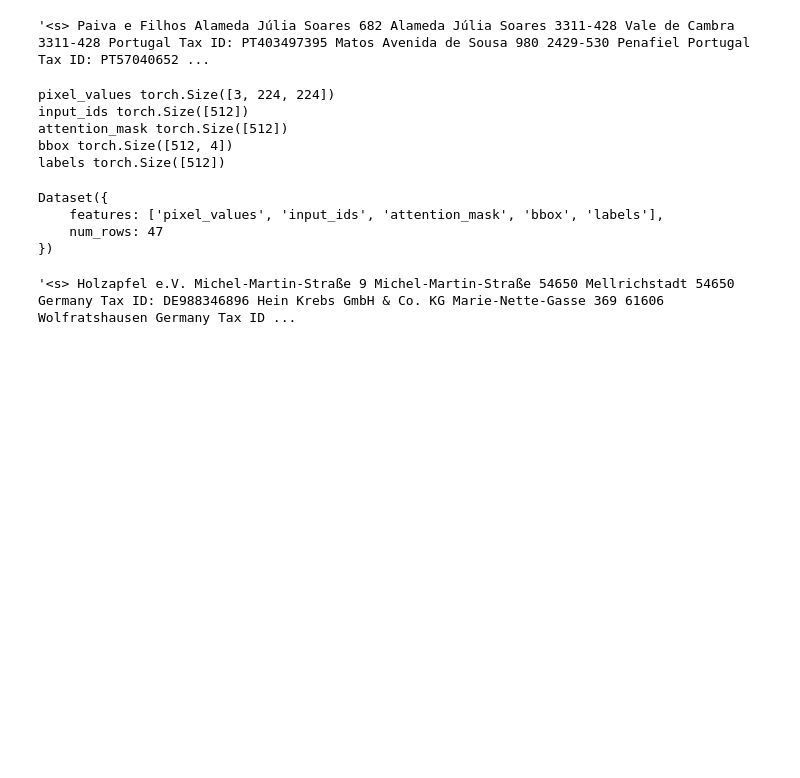
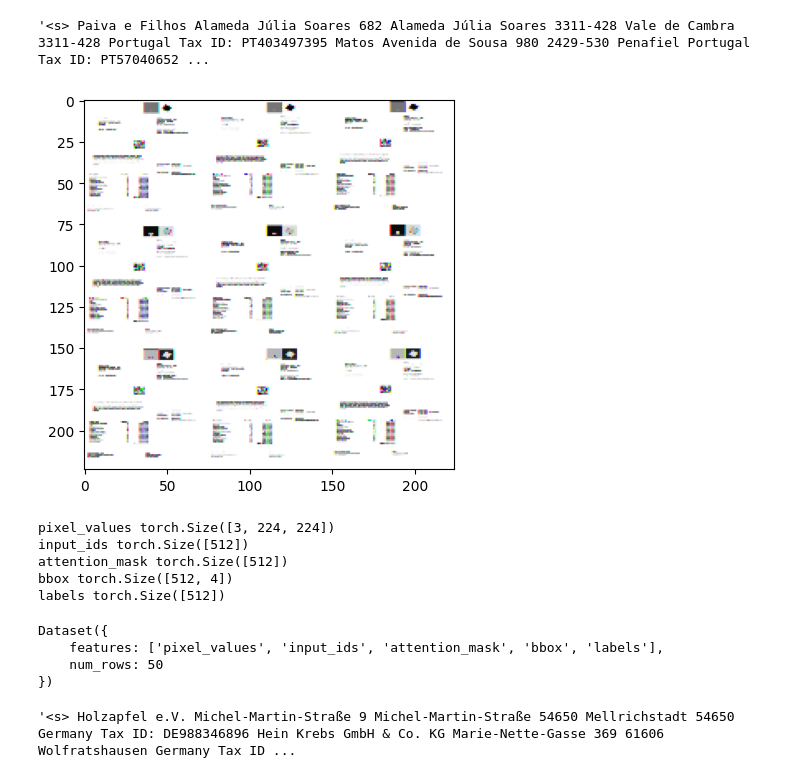
Before and after one commit to ihabram/thesis-masters, a Jupyter notebook: LayoutLMv3/Custom/LayoutLMv3_Custom.ipynb, the cells around one changed output. Drawn from its saved outputs; the diff is of its cells as text; code cells hidden in the pictures; blank space fills up the shorter version.

Commit message:
Dataset generation cleanup

```diff
--- a/LayoutLMv3/Custom/LayoutLMv3_Custom.ipynb
+++ b/LayoutLMv3/Custom/LayoutLMv3_Custom.ipynb
@@ -136,6 +120,18 @@ example = train_dataset[0]
 processor.tokenizer.decode(example["input_ids"])
 # %% [output]
 '<s> Paiva e Filhos Alameda Júlia Soares 682 Alameda Júlia Soares 3311-428 Vale de Cambra 3311-428 Portugal Tax ID: PT403497395 Matos Avenida de Sousa 980 2429-530 Penafiel Portugal Tax ID: PT57040652 ...
+# %%
+from matplotlib import pyplot as plt
+import numpy as np
+
+im = np.array(example['pixel_values'])
+im = im.reshape(224,224,3)
+
+plt.imshow((im * 255).astype(np.uint8))
+plt.savefig(r'C:\Users\Habram\Pictures\a.png')
+plt.show()
+# %% [output]
+[figure, added]
 # %%
 train_dataset.set_format("torch")
 # %%
@@ -150,11 +146,11 @@ input_ids torch.Size([512])
 attention_mask torch.Size([512])
 bbox torch.Size([512, 4])
 labels torch.Size([512])
-# %%
-eval_dataset
-# %% [output]
-Dataset({
-    features: ['pixel_values', 'input_ids', 'attention_mask', 'bbox', 'labels'],
-    num_rows: 47
-})
+# %%
+test_dataset
+# %% [output]
+Dataset({
+    features: ['pixel_values', 'input_ids', 'attention_mask', 'bbox', 'labels'],
+    num_rows: 50
+})
 # %%
```
Also changed, not shown: parts of 9 cells of this notebook, 3 other files.
